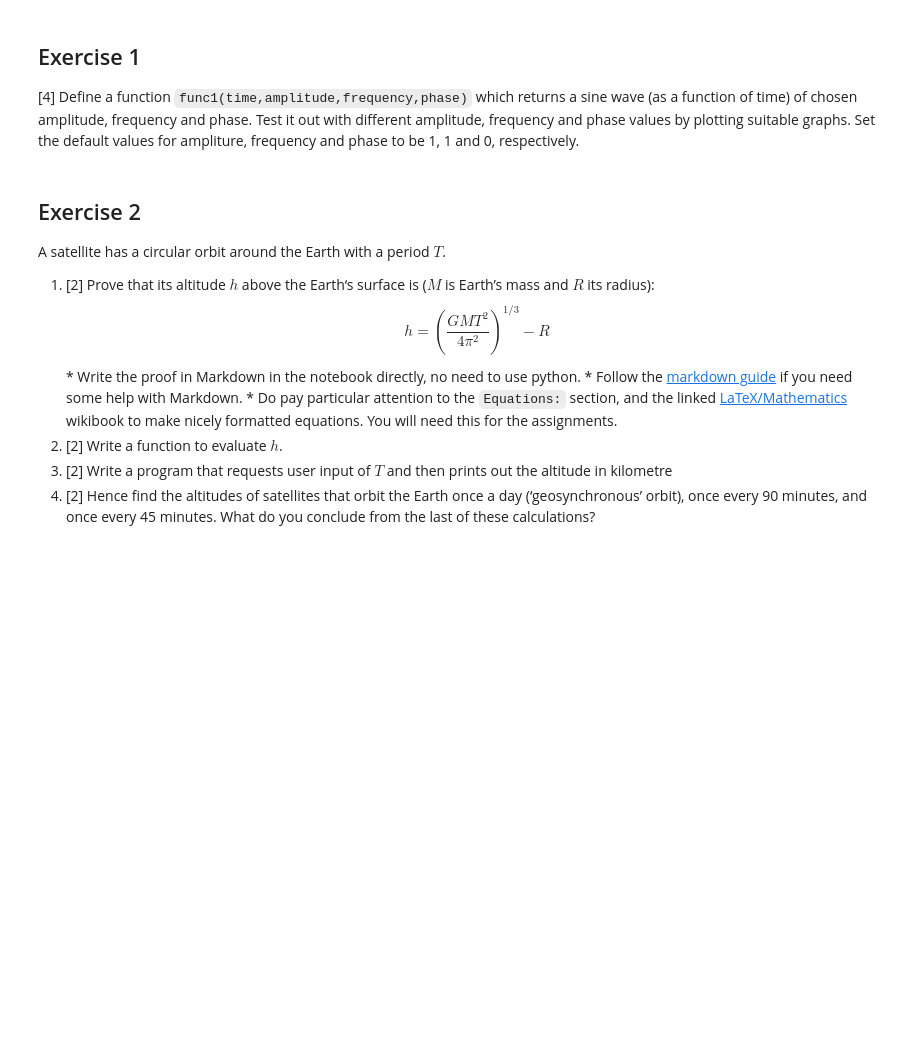
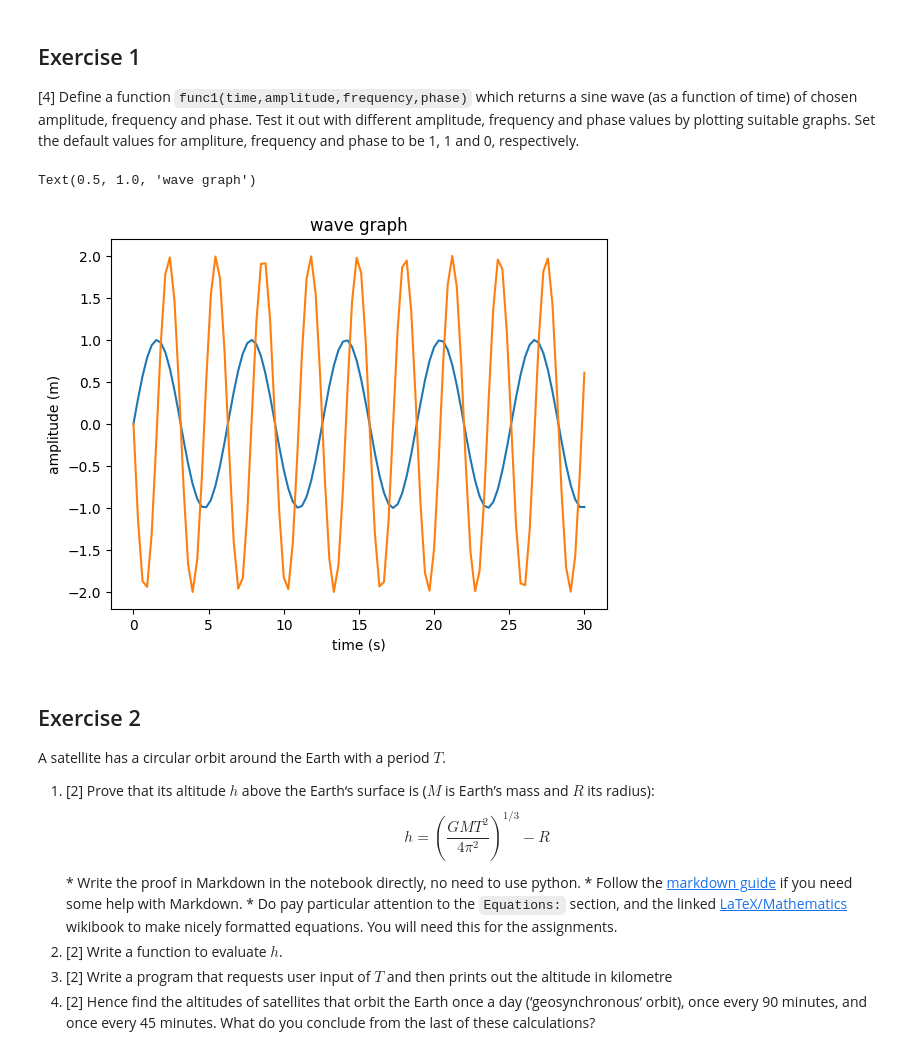
Before and after one commit to PX2145-2025/week-2-b-Lewis-Roberts, a Jupyter notebook: Functions.ipynb, the cells around one changed output. Cells and saved outputs as stored; diff of their text form; code cells hidden in the pictures; blank space fills up the shorter version.

```diff
--- a/Functions.ipynb
+++ b/Functions.ipynb
@@ -274,9 +274,24 @@ Use the `anglesutils` module you just created to plot that function from $t=0\,\
 ## Exercise 1
 
 [4] Define a function `func1(time,amplitude,frequency,phase)` which returns a sine wave (as a function of time) of chosen amplitude, frequency and phase. Test it out with different amplitude, frequency and phase values by plotting suitable graphs. Set the default values for ampliture, frequency and phase to be 1, 1 and 0, respectively.
-# %%
-def func1(time,amp,freq,phase):
-  return amp*sin((2*pi*freq*time)+phase)
+# %%
+from pylab import *
+from numpy import *
+
+def func1(time,amp=1,freq=1,phase=0):
+  return amp*sin((freq*time)+phase)
+
+x = linspace(0,30,100)
+y = func1(x)
+y2 = func1(x,2,2,pi)
+plot(x,y)
+plot(x,y2)
+xlabel("time (s)")
+ylabel("amplitude (m)")
+title("wave graph")
+# %% [output]
+Text(0.5, 1.0, 'wave graph')
+[figure, added]
 # %% [markdown]
 ## Exercise 2
 
```
Also changed, not shown: parts of 4 cells of this notebook.
